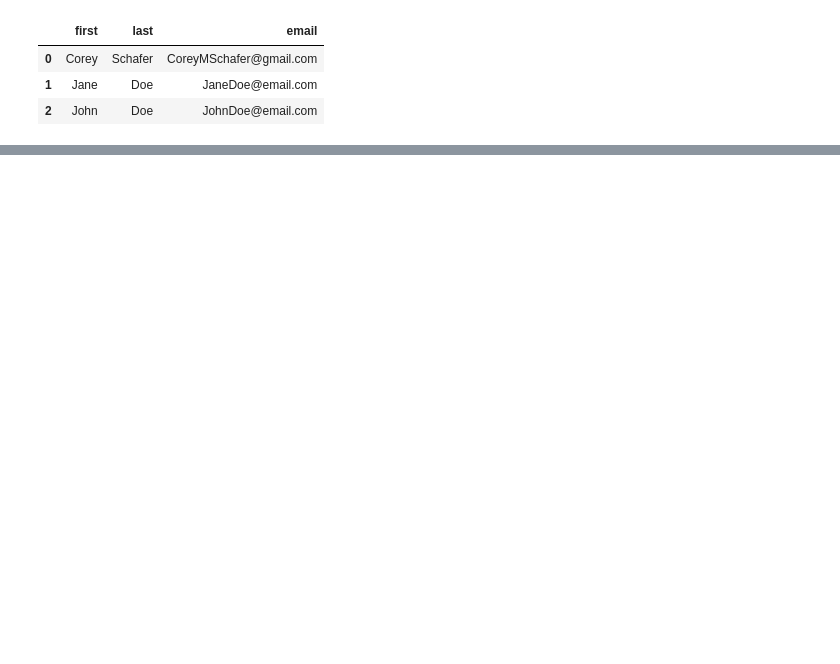
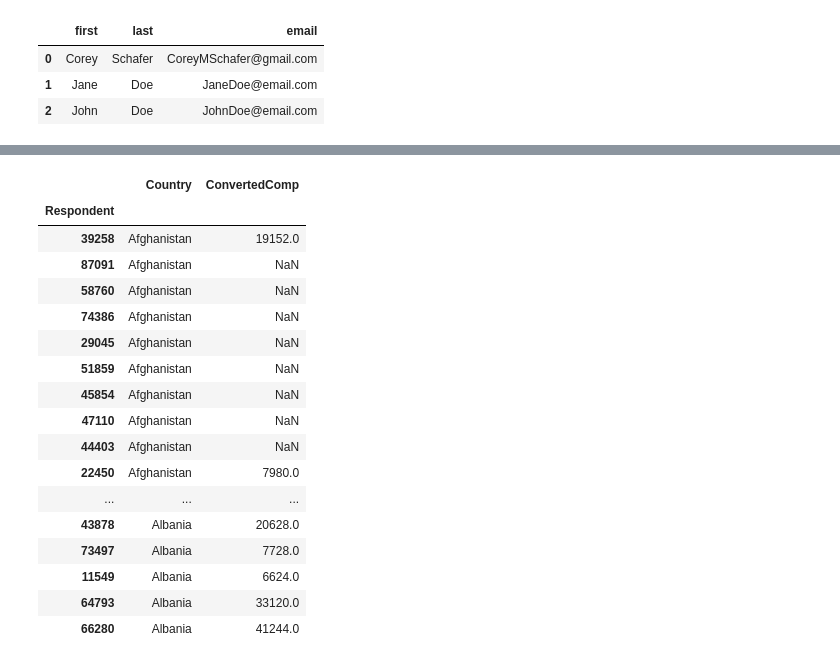
Before and after one commit to JonaJS/pandas_notebooks, a Jupyter notebook: 7_Sorting_Data.ipynb, the cells around one changed output, grey strips where cells are left out. Cells and saved outputs as stored; diff of their text form; code cells hidden in the pictures; blank space fills up the shorter version.

```diff
--- a/7_Sorting_Data.ipynb
+++ b/7_Sorting_Data.ipynb
@@ -18,0 +154,22 @@ df
+# %%
+# Cheking the salaries
+df[['Country', 'ConvertedComp']].head(50)
+# %% [output]
+|  | Country | ConvertedComp |
+| Respondent |  |  |
+| 39258 | Afghanistan | 19152.0 |
+| 87091 | Afghanistan | NaN |
+| 58760 | Afghanistan | NaN |
+| 74386 | Afghanistan | NaN |
+| 29045 | Afghanistan | NaN |
+| 51859 | Afghanistan | NaN |
+| 45854 | Afghanistan | NaN |
+| 47110 | Afghanistan | NaN |
+| 44403 | Afghanistan | NaN |
+| 22450 | Afghanistan | 7980.0 |
+| ... | ... | ... |
+| 43878 | Albania | 20628.0 |
+| 73497 | Albania | 7728.0 |
+| 11549 | Albania | 6624.0 |
+| 64793 | Albania | 33120.0 |
+| 66280 | Albania | 41244.0 |
```
Also changed, not shown: parts of 19 cells of this notebook.
